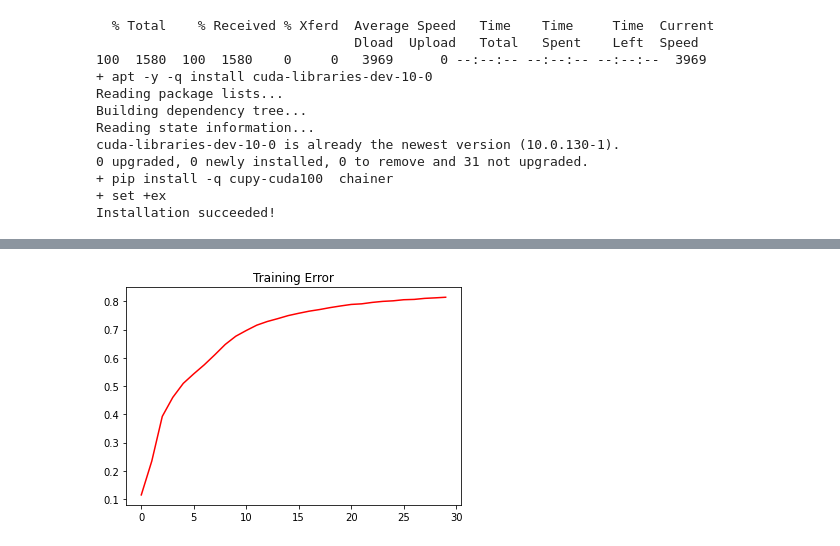
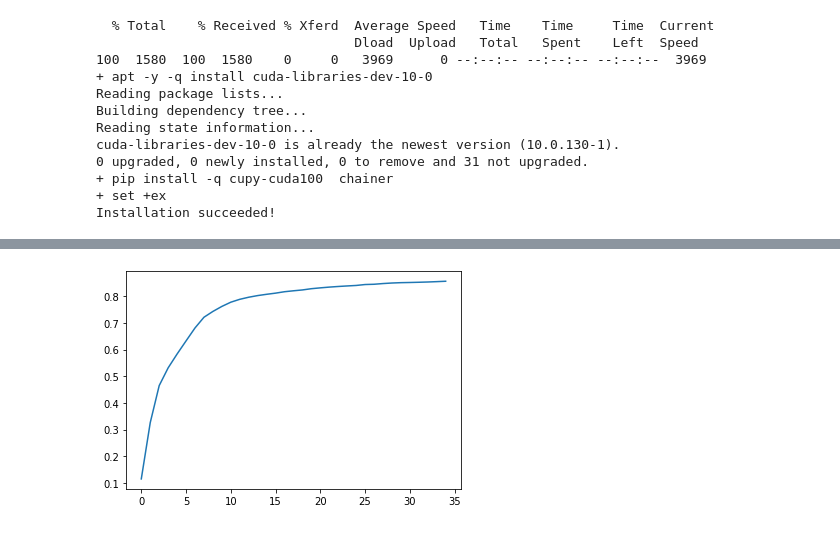
Before and after one commit to CJavaPython/AssignmentFolder, a Jupyter notebook: Assignment09/Assignment09.ipynb, the cells around one changed output, grey strips where cells are left out. Saved outputs shown, nothing was run; the diff lists cells and outputs as text; code cells hidden in the pictures.

```diff
--- a/Assignment09/Assignment09.ipynb
+++ b/Assignment09/Assignment09.ipynb
@@ -177,7 +182,7 @@ for i in range(0, 4000):
 # %%
 #use mini batch
 
-cycle = 30
+iter = 100
 learning_rate = 0.03
 train_loss_list = []
 test_loss_list = []
@@ -188,14 +193,15 @@ test_accuracy_list = []
 train_correct = 0
 test_correct = 0
 
-threshold = 0.00001
-
+threshold = 0.000005
+#correct / miss list
 correct_label = []
-correct_img = []
-#incorrect_label = np.zeros(0, 10000)
-
+correct_image = []
+miss_label = []
+miss_image = []
+#to use convergence append 0
 train_loss_list.append(0)
-for j in range(cycle):
+for j in range(iter):
   for i in range(0, 6000):
     #mini_batch
     X = X_train[0:, i:i+1]
@@ -214,9 +220,6 @@ for j in range(cycle):
     Y_loss = cp.dot(v.T, Z_der)
     Y_der = Y_loss * sig_der(Y)
 
-    tmpw = w - learning_rate * Z.T * H_der
-    tmpv = v - learning_rate * Y.T * Z_der
-    tmpu = u - learning_rate * X.T * Y_der
     if i < 4000 :
       #바꿔주기 전 test도 check
 
@@ -228,28 +231,36 @@ for j in range(cycle):
       r = test_real_label[0:, i: (i + 1)]
       h_loss = h - r
 
-      w = tmpw
-      v = tmpv
-      u = tmpu
       if test_real_label[h.argmax()][i] == 1:
 
         test_correct += 1
 
+    tmpw = w - learning_rate * Z.T * H_der
+    tmpv = v - learning_rate * Y.T * Z_der
+    tmpu = u - learning_rate * X.T * Y_der
+
+    w = tmpw
+    v = tmpv
+    u = tmpu
+
     if real_label[H.argmax()][i] == 1:
       train_correct += 1
       correct_label.append(H.argmax())
-      correct_img.append(X)
+      correct_image.append(X)
+    else:
+      miss_label.append(H.argmax())
+      miss_image.append(X)
 
   train_loss_list.append(np.mean(np.abs(H_loss)))
   test_loss_list.append(np.mean(np.abs(h_loss)))
+  print("iter : ",j)
   if abs(train_loss_list[j] - train_loss_list[j + 1]) < threshold:
     print("converge")
     break
-  print("cycle : ",j)
   train_accuracy_list.append(train_correct / 6000)
   test_accuracy_list.append(test_correct / 4000)
   train_correct = 0
   test_correct = 0
-
+#delete 0
 del train_loss_list[0]
 # %% [output]
@@ -284,6 +293,5 @@ print(train_accuracy_list[len(train_accuracy_list) - 1])
 # %%
-plt.plot(train_accuracy_list,c='red') #plot Training Error
-plt.title('Training Error')
+plt.plot(train_accuracy_list)
 plt.show()
 # %% [output]
-[figure, old version]
+[figure, new version]
```
Also changed, not shown: parts of 28 cells of this notebook.
